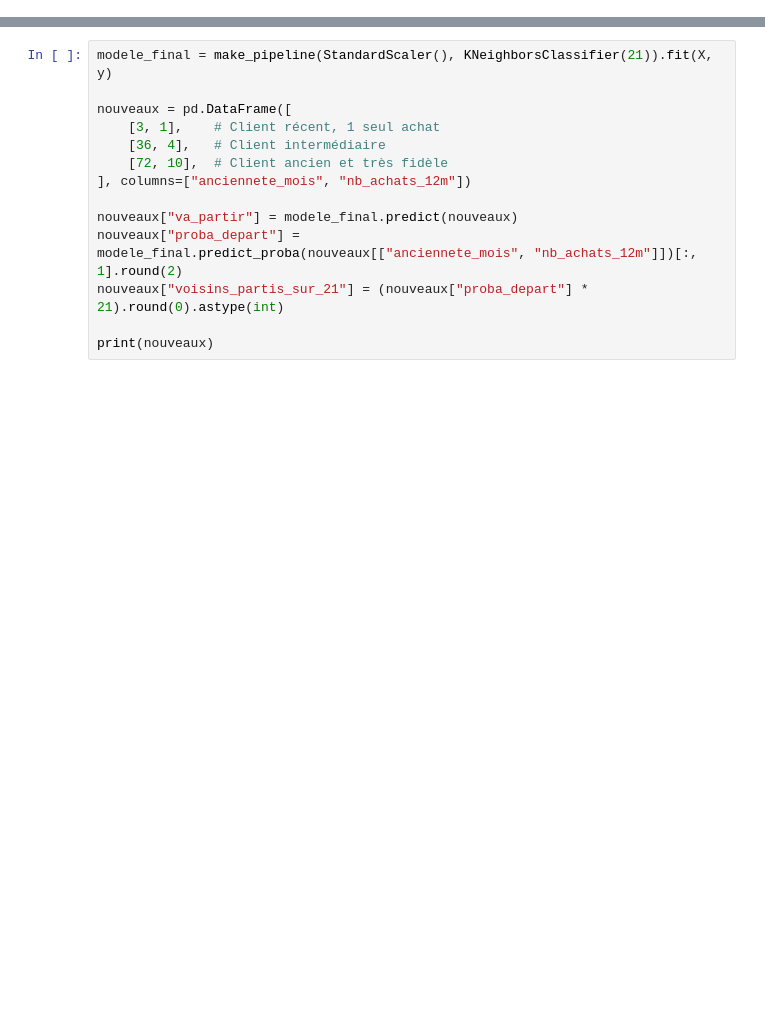
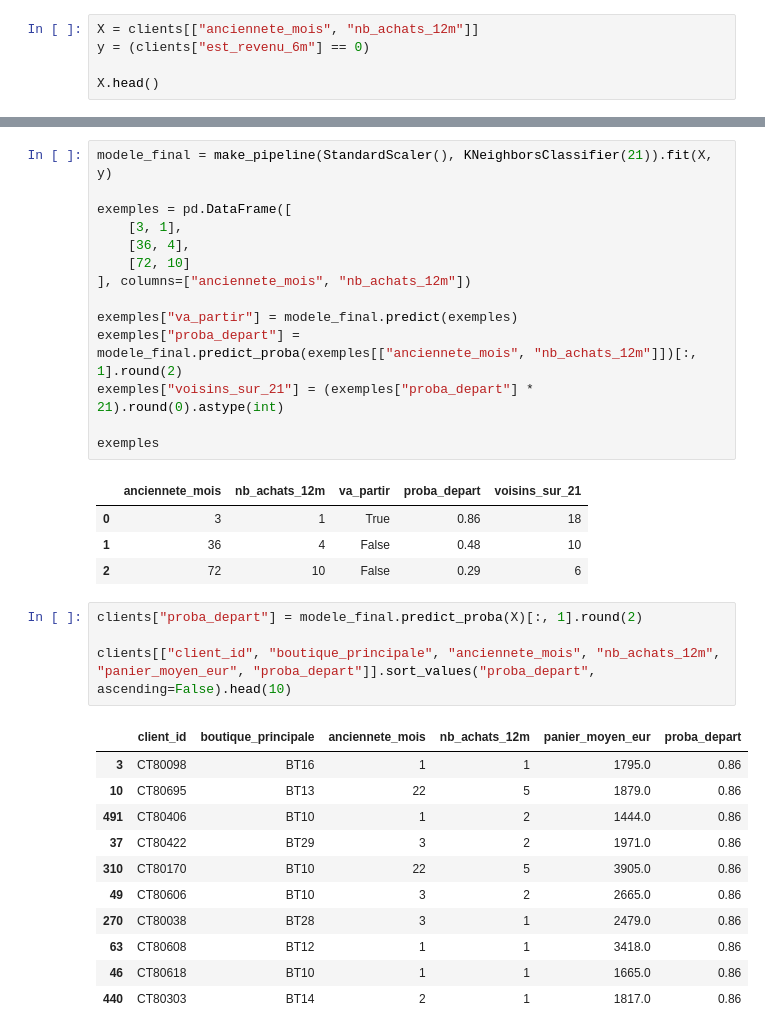
Before and after one commit to maureljean55/atelier-saint-honore, a Jupyter notebook: q5_knn.ipynb, the cells around one changed output, grey strips where cells are left out. Drawn from its saved outputs; the diff is of its cells as text; blank space fills up the shorter version.

```diff
--- a/q5_knn.ipynb
+++ b/q5_knn.ipynb
@@ -63,0 +75,5 @@ demandes_sav                   -0.08    -0.05          1.00
+# %%
+X = clients[["anciennete_mois", "nb_achats_12m"]]
+y = (clients["est_revenu_6m"] == 0)
+
+X.head()
@@ -149,14 +186,35 @@ print("Clients fidèles appelés à tort :", fausses_alertes, "sur", (~y_te).sum
 # %%
 modele_final = make_pipeline(StandardScaler(), KNeighborsClassifier(21)).fit(X, y)
 
-nouveaux = pd.DataFrame([
-    [3, 1],    # Client récent, 1 seul achat
-    [36, 4],   # Client intermédiaire
-    [72, 10],  # Client ancien et très fidèle
+exemples = pd.DataFrame([
+    [3, 1],
+    [36, 4],
+    [72, 10]
 ], columns=["anciennete_mois", "nb_achats_12m"])
 
-nouveaux["va_partir"] = modele_final.predict(nouveaux)
-nouveaux["proba_depart"] = modele_final.predict_proba(nouveaux[["anciennete_mois", "nb_achats_12m"]])[:, 1].round(2)
-nouveaux["voisins_partis_sur_21"] = (nouveaux["proba_depart"] * 21).round(0).astype(int)
+exemples["va_partir"] = modele_final.predict(exemples)
+exemples["proba_depart"] = modele_final.predict_proba(exemples[["anciennete_mois", "nb_achats_12m"]])[:, 1].round(2)
+exemples["voisins_sur_21"] = (exemples["proba_depart"] * 21).round(0).astype(int)
 
-print(nouveaux)
+exemples
+# %% [output]
+|  | anciennete_mois | nb_achats_12m | va_partir | proba_depart | voisins_sur_21 |
+| 0 | 3 | 1 | True | 0.86 | 18 |
+| 1 | 36 | 4 | False | 0.48 | 10 |
+| 2 | 72 | 10 | False | 0.29 | 6 |
+# %%
+clients["proba_depart"] = modele_final.predict_proba(X)[:, 1].round(2)
+
+clients[["client_id", "boutique_principale", "anciennete_mois", "nb_achats_12m", "panier_moyen_eur", "proba_depart"]].sort_values("proba_depart", ascending=False).head(10)
+# %% [output]
+|  | client_id | boutique_principale | anciennete_mois | nb_achats_12m | panier_moyen_eur | proba_depart |
+| 3 | CT80098 | BT16 | 1 | 1 | 1795.0 | 0.86 |
+| 10 | CT80695 | BT13 | 22 | 5 | 1879.0 | 0.86 |
+| 491 | CT80406 | BT10 | 1 | 2 | 1444.0 | 0.86 |
+| 37 | CT80422 | BT29 | 3 | 2 | 1971.0 | 0.86 |
+| 310 | CT80170 | BT10 | 22 | 5 | 3905.0 | 0.86 |
+| 49 | CT80606 | BT10 | 3 | 2 | 2665.0 | 0.86 |
+| 270 | CT80038 | BT28 | 3 | 1 | 2479.0 | 0.86 |
+| 63 | CT80608 | BT12 | 1 | 1 | 3418.0 | 0.86 |
+| 46 | CT80618 | BT10 | 1 | 1 | 1665.0 | 0.86 |
+| 440 | CT80303 | BT14 | 2 | 1 | 1817.0 | 0.86 |
```
Also changed, not shown: parts of 21 cells of this notebook.
